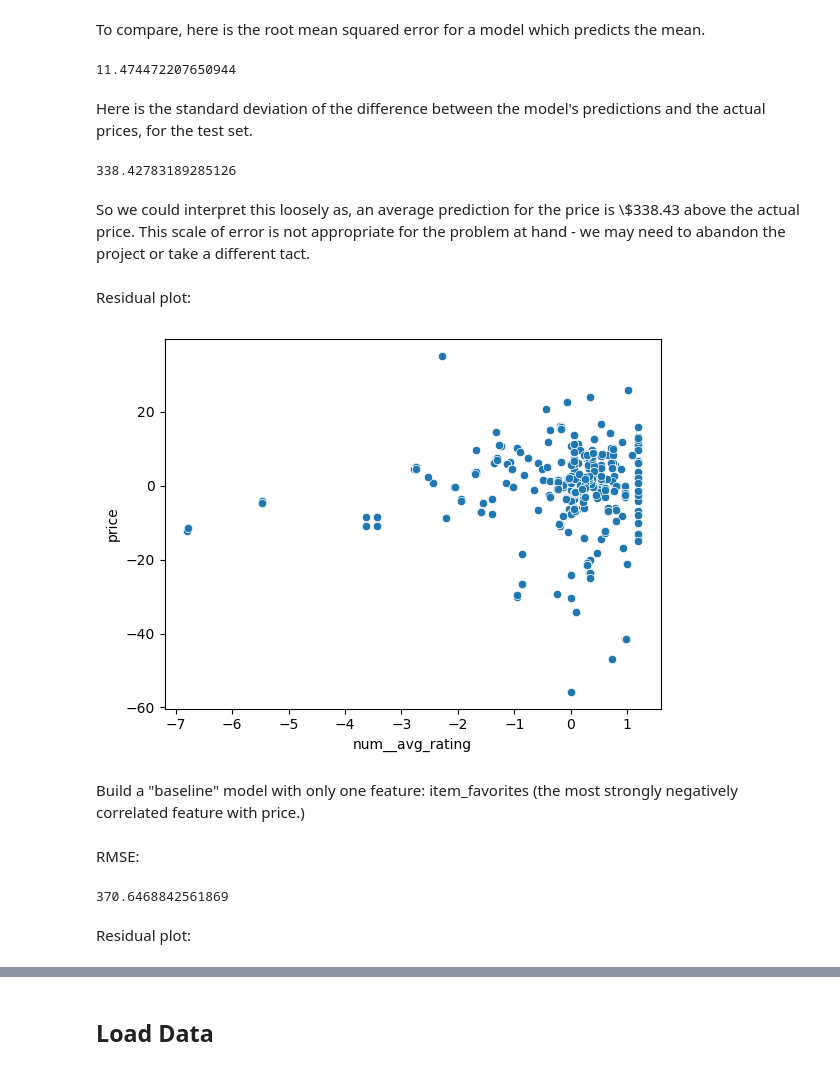
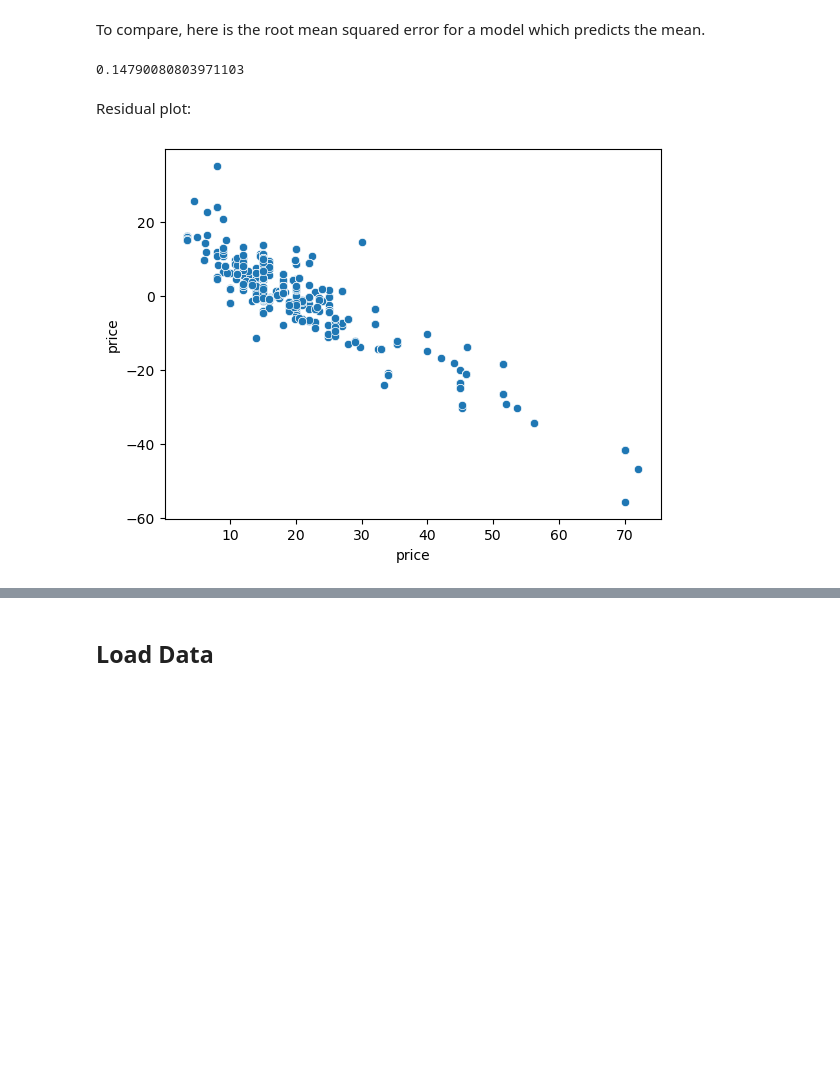
Before and after one commit to ran0027/etsy-candle-pricing-model, a Jupyter notebook: EDA.ipynb, the cells around one changed output, grey strips where cells are left out. Drawn from its saved outputs; the diff is of its cells as text; code cells hidden in the pictures; blank space fills up the shorter version.

```diff
--- a/EDA.ipynb
+++ b/EDA.ipynb
@@ -472,36 +485,16 @@ lr.score(X_test_preprocessed, y_test)
 # %% [markdown]
 To compare, here is the root mean squared error for a model which predicts the mean.
 # %%
-np.sqrt(mean_squared_error(df_no_outliers.price, df_no_outliers.price.mean()*np.ones(df_no_outliers.price.shape)))
+np.sqrt(mean_squared_error(df_no_outliers.price, df_no_outliers.price.mean()*np.ones(df_no_outliers.price.shape))/len(df_no_outliers))
 # %% [output]
-11.474472207650944
+0.14790080803971103
-# %% [markdown]
-Here is the standard deviation of the difference between the model's predictions and the actual prices, for the test set.
-# %%
-np.sqrt(np.sum((lr.predict(X_test_preprocessed) - y_test)**2))
-# %% [output]
-338.42783189285126
-# %% [markdown]
-So we could interpret this loosely as, an average prediction for the price is \\$338.43 above the actual price. This scale of error is not appropriate for the problem at hand - we may need to abandon the project or take a different tact.
 # %% [markdown]
 Residual plot:
 # %%
 test_residuals = (lr.predict(X_test_preprocessed) - y_test)
 
 fig, ax = plt.subplots()
 
-sns.scatterplot(x=X_test_preprocessed.num__avg_rating, y=test_residuals);
+sns.scatterplot(x=y_test, y=test_residuals);
 # %% [output]
-[figure, old version]
+[figure, new version]
-# %% [markdown]
-Build a "baseline" model with only one feature: item_favorites (the most strongly negatively correlated feature with price.)
-# %% [markdown]
-RMSE:
-# %%
-lr.fit(np.array(X_train_preprocessed.remainder__item_favorites).reshape(-1,1), y_train)
-
-np.sqrt(np.sum((lr.predict(np.array(X_test_preprocessed.remainder__item_favorites).reshape(-1,1)) - y_test)**2))
-# %% [output]
-370.6468842561869
-# %% [markdown]
-Residual plot:
```
Also changed, not shown: parts of 43 cells of this notebook.
